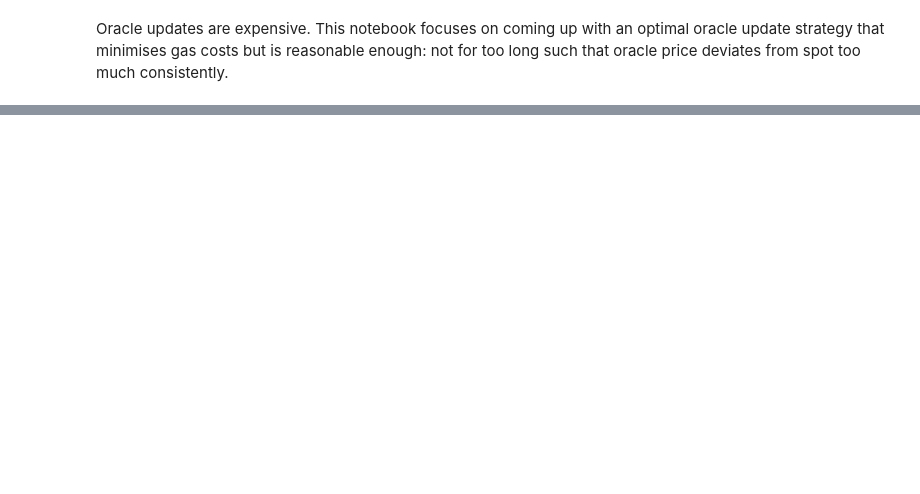
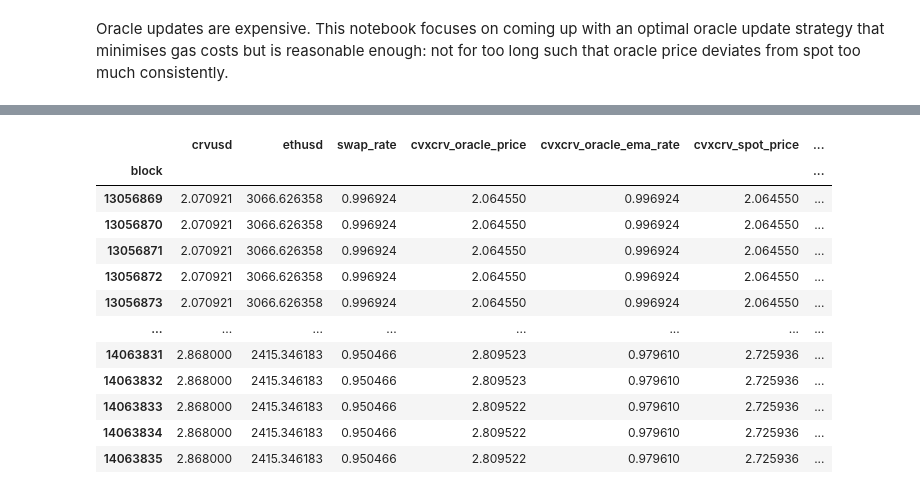
Before and after one commit to bout3fiddy/decentralised_oracle, a Jupyter notebook: scripts/research/optimal_oracle_updates_simulation.ipynb, the cells around one changed output, grey strips where cells are left out. Saved outputs shown, nothing was run; the diff lists cells and outputs as text; code cells hidden in the pictures; blank space fills up the shorter version.

```diff
--- a/scripts/research/optimal_oracle_updates_simulation.ipynb
+++ b/scripts/research/optimal_oracle_updates_simulation.ipynb
@@ -31,0 +89,79 @@ pool_data
+# %%
+cvxcrv_oracle_price = []
+optimised_cvxcrv_oracle_price = []
+cvxcrv_oracle_ema_rate = []
+optimised_oracle_ema_rate = []
+
+cvxcrv_spot_price = []
+update_due_to_price_change = []
+update_due_to_schedule = []
+
+update_ema_rate = True
+current_cvxCRV_optimised_oracle_price = 0
+last_cvxCRV_optimised_oracle_price = 0
+optimised_oracle_drift = 0
+
+cvxcrv_oracle_optimised = ConvexSynthAssetOracleLite()
+cvxcrv_oracle = ConvexSynthAssetOracleLite()
+
+for idx, row in simulation_data.iterrows():
+
+    block = idx
+    crvusd_chainlink_price = row.crvusd
+    swap_rate = row.swap_rate
+    scheduled_update = False
+    volatility_update = False
+
+    # get oracle price before ema rate upgrade:
+    current_cvxCRV_optimised_oracle_price = cvxcrv_oracle_optimised.latestAnswer(int(crvusd_chainlink_price * 1E8)) * 1e-18
+    if last_cvxCRV_optimised_oracle_price > 0:
+        optimised_oracle_drift = abs(last_cvxCRV_optimised_oracle_price - current_cvxCRV_optimised_oracle_price) / last_cvxCRV_optimised_oracle_price
+
+    # ------------ S T A R T  O R A C L E  U P D A T E  L O G I C ------------ #
+
+    # update if block falls under regular oracle update blocks:
+    if block in oracle_update_blocks:
+        print(f"Scheduled oracle update at block {idx}.")
+        update_ema_rate = True
+        scheduled_update = True
+
+    # update if cvxcrv oracle price changes by 2%:
+    if optimised_oracle_drift > max_allowable_drift:
+        print(f"Oracle Drift at block {idx}. Drift percentage: {optimised_oracle_drift * 1E2}%.")
+        update_ema_rate = True
+        volatility_update = True
+
+    # ------------ E N D  O R A C L E  U P D A T E  L O G I C ------------ #
+
+    # update optimised cvxcrv oracle:
+    if update_ema_rate:
+        cvxcrv_oracle_optimised.update_ema_rate(_latest_swap_rate=swap_rate * 1e18)
+        print(f"Updating ema rate for optimised oracle (block {idx}): {cvxcrv_oracle_optimised.ema_swap_rate * 1e-18}")
+    cvxcrv_oracle.update_ema_rate(_latest_swap_rate=swap_rate * 1e18)  # this gets updated regardless as we want to optimise against this.
+
+    # calculate oracle price after ema rate update:
+    last_cvxCRV_oracle_price = cvxcrv_oracle.latestAnswer(int(crvusd_chainlink_price * 1E8)) * 1e-18
+    last_cvxCRV_optimised_oracle_price = cvxcrv_oracle_optimised.latestAnswer(int(crvusd_chainlink_price * 1E8)) * 1e-18
+
+    cvxcrv_oracle_price.append(last_cvxCRV_oracle_price)
+    optimised_cvxcrv_oracle_price.append(last_cvxCRV_optimised_oracle_price)
+    cvxcrv_oracle_ema_rate.append(cvxcrv_oracle.ema_swap_rate * 1e-18)
+    optimised_oracle_ema_rate.append(cvxcrv_oracle_optimised.ema_swap_rate * 1e-18)
+    cvxcrv_spot_price.append(swap_rate*crvusd_chainlink_price)
+    update_due_to_price_change.append(volatility_update)
+    update_due_to_schedule.append(scheduled_update)
+
+    # reset update bool
+    update_ema_rate = False
+
+
+simulation_data['cvxcrv_oracle_price'] = cvxcrv_oracle_price
+simulation_data['cvxcrv_oracle_ema_rate'] = cvxcrv_oracle_ema_rate
+simulation_data['cvxcrv_spot_price'] = cvxcrv_spot_price
+simulation_data['update_due_to_price_change'] = update_due_to_price_change
+simulation_data['update_due_to_schedule'] = update_due_to_schedule
+simulation_data['optimised_cvxcrv_oracle_price'] = optimised_cvxcrv_oracle_price
+simulation_data['optimised_oracle_ema_rate'] = optimised_oracle_ema_rate
+
+simulation_data
+# %% [output]
@@ -31,0 +185,13 @@ pool_data
+|  | crvusd | ethusd | swap_rate | cvxcrv_oracle_price | cvxcrv_oracle_ema_rate | cvxcrv_spot_price | ... |
+| block |  |  |  |  |  |  | ... |
+| 13056869 | 2.070921 | 3066.626358 | 0.996924 | 2.064550 | 0.996924 | 2.064550 | ... |
+| 13056870 | 2.070921 | 3066.626358 | 0.996924 | 2.064550 | 0.996924 | 2.064550 | ... |
+| 13056871 | 2.070921 | 3066.626358 | 0.996924 | 2.064550 | 0.996924 | 2.064550 | ... |
+| 13056872 | 2.070921 | 3066.626358 | 0.996924 | 2.064550 | 0.996924 | 2.064550 | ... |
+| 13056873 | 2.070921 | 3066.626358 | 0.996924 | 2.064550 | 0.996924 | 2.064550 | ... |
+| ... | ... | ... | ... | ... | ... | ... | ... |
+| 14063831 | 2.868000 | 2415.346183 | 0.950466 | 2.809523 | 0.979610 | 2.725936 | ... |
+| 14063832 | 2.868000 | 2415.346183 | 0.950466 | 2.809523 | 0.979610 | 2.725936 | ... |
+| 14063833 | 2.868000 | 2415.346183 | 0.950466 | 2.809522 | 0.979610 | 2.725936 | ... |
+| 14063834 | 2.868000 | 2415.346183 | 0.950466 | 2.809522 | 0.979610 | 2.725936 | ... |
+| 14063835 | 2.868000 | 2415.346183 | 0.950466 | 2.809522 | 0.979610 | 2.725936 | ... |
```
Also changed, not shown: parts of 8 cells of this notebook, 1 other file.
